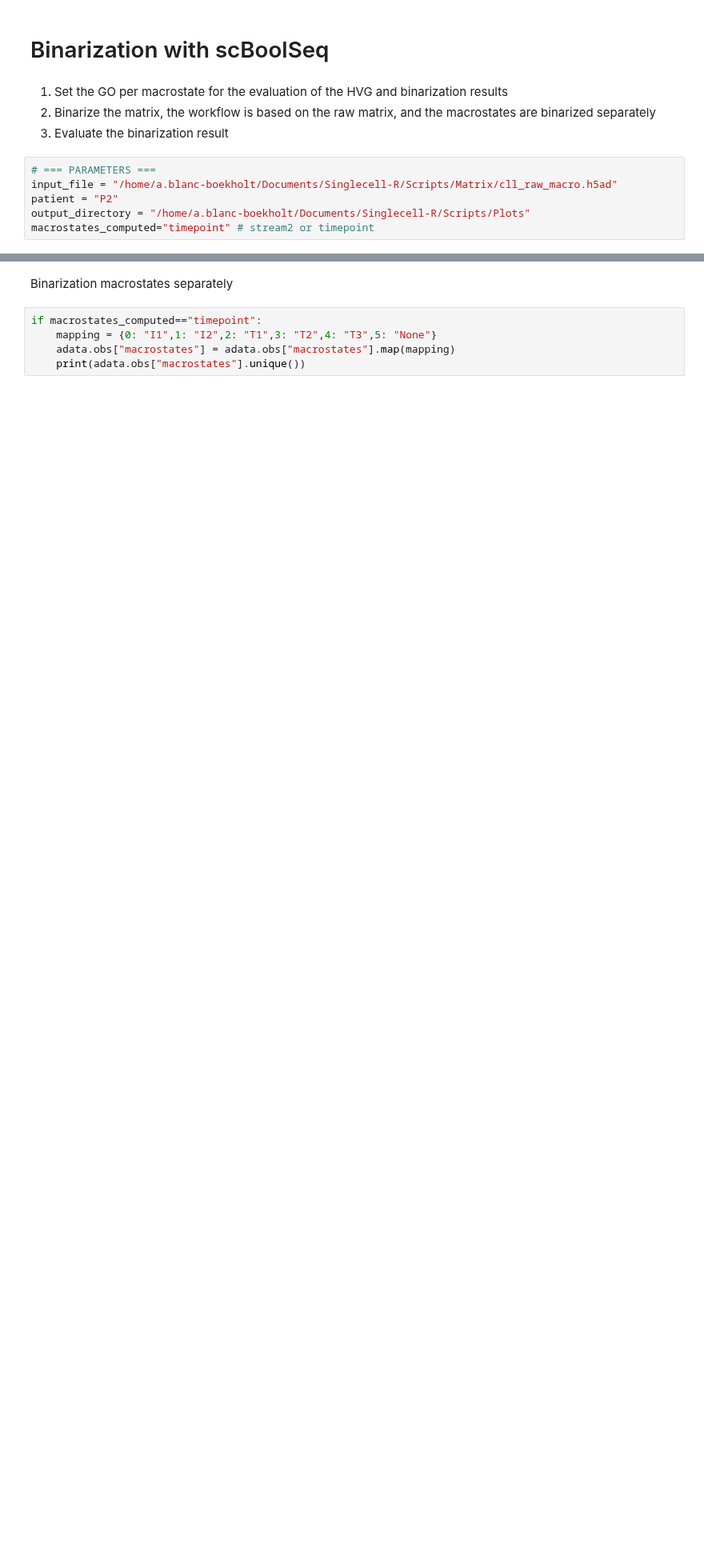
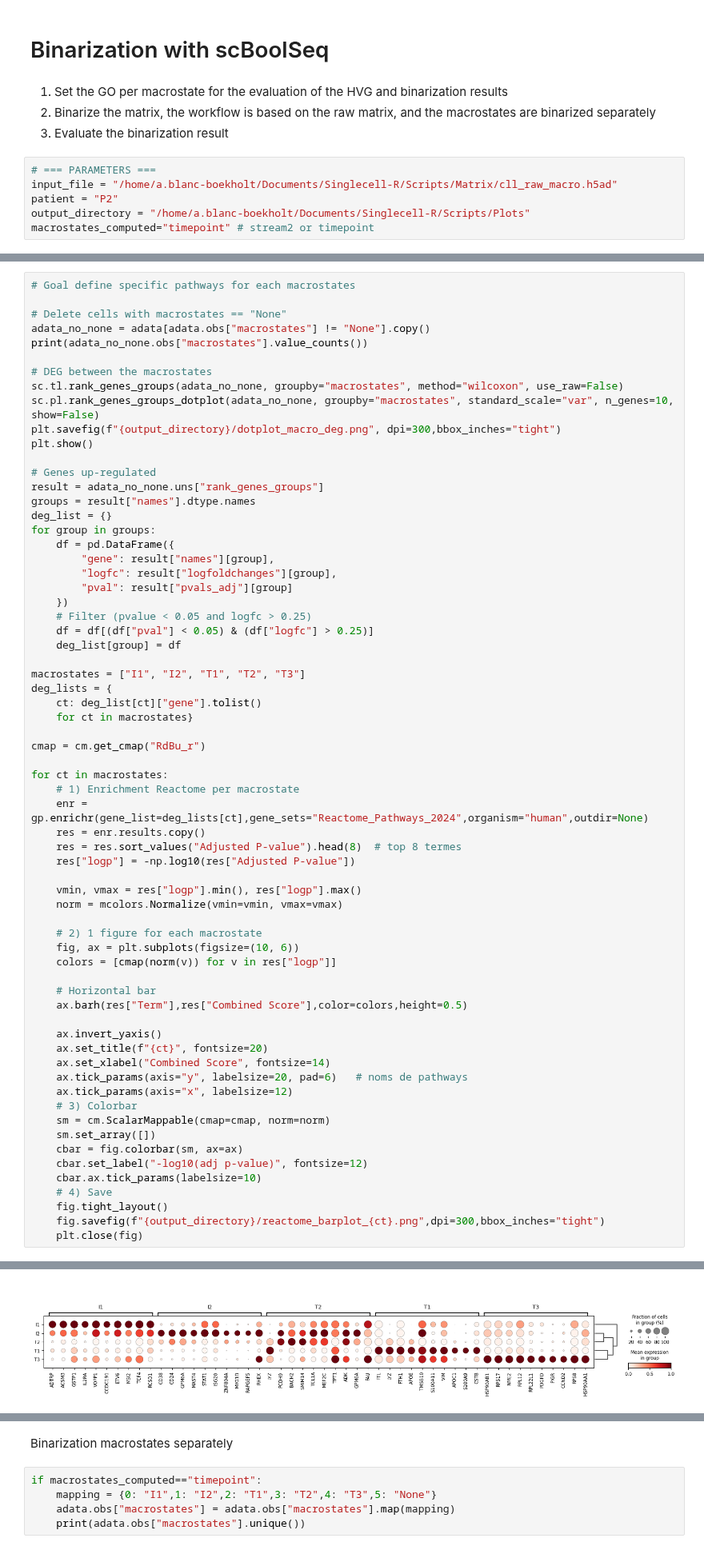
Before and after one commit to Augugustine/CITE-seq-analysis-CLL, a Jupyter notebook: 3- Boolean model/Binarization.ipynb, the cells around one changed output, grey strips where cells are left out. Shown at 80% size. Cells and saved outputs as stored; diff of their text form; blank space fills up the shorter version.

```diff
--- a/3- Boolean model/Binarization.ipynb
+++ b/3- Boolean model/Binarization.ipynb
@@ -53,0 +69,67 @@ ZeroDivisionError: integer division or modulo by zero
+# %%
+# Goal define specific pathways for each macrostates
+
+# Delete cells with macrostates == "None"
+adata_no_none = adata[adata.obs["macrostates"] != "None"].copy()
+print(adata_no_none.obs["macrostates"].value_counts())
+
+# DEG between the macrostates
+sc.tl.rank_genes_groups(adata_no_none, groupby="macrostates", method="wilcoxon", use_raw=False)
+sc.pl.rank_genes_groups_dotplot(adata_no_none, groupby="macrostates", standard_scale="var", n_genes=10, show=False)
+plt.savefig(f"{output_directory}/dotplot_macro_deg.png", dpi=300,bbox_inches="tight")
+plt.show()
+
+# Genes up-regulated
+result = adata_no_none.uns["rank_genes_groups"]
+groups = result["names"].dtype.names
+deg_list = {}
+for group in groups:
+    df = pd.DataFrame({
+        "gene": result["names"][group],
+        "logfc": result["logfoldchanges"][group],
+        "pval": result["pvals_adj"][group]
+    })
+    # Filter (pvalue < 0.05 and logfc > 0.25)
+    df = df[(df["pval"] < 0.05) & (df["logfc"] > 0.25)]
+    deg_list[group] = df
+
+macrostates = ["I1", "I2", "T1", "T2", "T3"]
+deg_lists = {
+    ct: deg_list[ct]["gene"].tolist()
+    for ct in macrostates}
+
+cmap = cm.get_cmap("RdBu_r")
+
+for ct in macrostates:
+    # 1) Enrichment Reactome per macrostate
+    enr = gp.enrichr(gene_list=deg_lists[ct],gene_sets="Reactome_Pathways_2024",organism="human",outdir=None)
+    res = enr.results.copy()
+    res = res.sort_values("Adjusted P-value").head(8)  # top 8 termes
+    res["logp"] = -np.log10(res["Adjusted P-value"])
+
+    vmin, vmax = res["logp"].min(), res["logp"].max()
+    norm = mcolors.Normalize(vmin=vmin, vmax=vmax)
+
+    # 2) 1 figure for each macrostate
+    fig, ax = plt.subplots(figsize=(10, 6))
+    colors = [cmap(norm(v)) for v in res["logp"]]
+
+    # Horizontal bar
+    ax.barh(res["Term"],res["Combined Score"],color=colors,height=0.5)
+
+    ax.invert_yaxis()
+    ax.set_title(f"{ct}", fontsize=20)
+    ax.set_xlabel("Combined Score", fontsize=14)
+    ax.tick_params(axis="y", labelsize=20, pad=6)   # noms de pathways
+    ax.tick_params(axis="x", labelsize=12)
+    # 3) Colorbar
+    sm = cm.ScalarMappable(cmap=cmap, norm=norm)
+    sm.set_array([])
+    cbar = fig.colorbar(sm, ax=ax)
+    cbar.set_label("-log10(adj p-value)", fontsize=12)
+    cbar.ax.tick_params(labelsize=10)
+    # 4) Save
+    fig.tight_layout()
+    fig.savefig(f"{output_directory}/reactome_barplot_{ct}.png",dpi=300,bbox_inches="tight")
+    plt.close(fig)
+# %% [output]
@@ -54 +144,2 @@ ZeroDivisionError: integer division or modulo by zero
+[figure, added]
 # %% [markdown]
```
Also changed, not shown: parts of 13 cells of this notebook.
